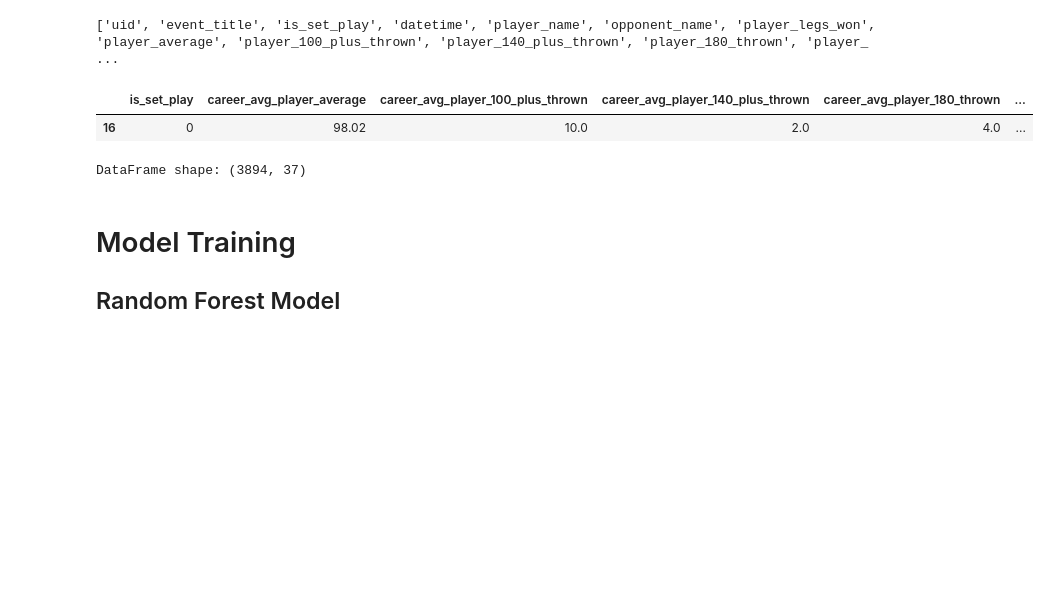
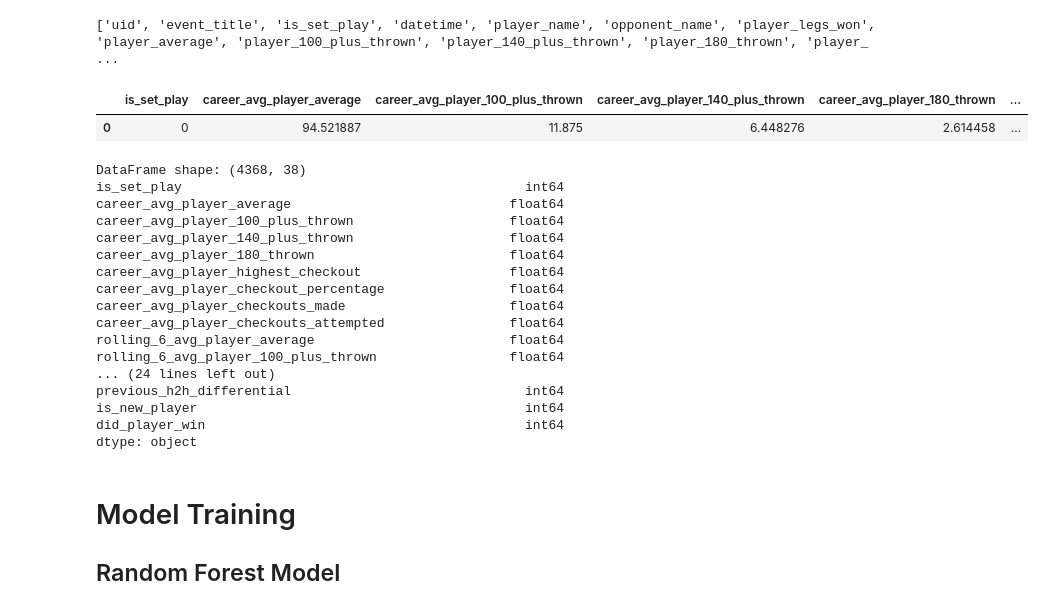
Before and after one commit to ATRedshaw/darts-data-analytics, a Jupyter notebook: predictive-model/models.ipynb, the cells around one changed output. Saved outputs shown, nothing was run; the diff lists cells and outputs as text; code cells hidden in the pictures; blank space fills up the shorter version.

Commit message:
Added null handling imputation and 'is_new_player'

```diff
--- a/predictive-model/models.ipynb
+++ b/predictive-model/models.ipynb
@@ -700,8 +771,8 @@ def reorganise_columns(df):
     opponent_cols = [c for c in all_columns if c.startswith('opponent_') and c != 'opponent_name']
 
     # 7. Final columns (did_player_win and any remaining)
-    final_cols = ['did_player_win'] + \
-                 [c for c in all_columns if c not in fixed_columns + player_match_cols + career_cols + rolling_cols + opponent_cols + h2h_cols + ['did_player_win']]
+    final_cols = ['is_new_player', 'did_player_win'] + \
+                 [c for c in all_columns if c not in fixed_columns + player_match_cols + career_cols + rolling_cols + opponent_cols + h2h_cols + ['did_player_win', 'is_new_player']]
 
     # Combine all sections
     new_order = fixed_columns + player_match_cols + career_cols + rolling_cols + opponent_cols + h2h_cols + final_cols
@@ -743,71 +814,49 @@ darts_matches = drop_tournaments(darts_matches, DROP_TOURNAMENTS)
 # %%
 def drop_unnecessary_model_columns(df):
     """
     Drop unnecessary columns for the model
 
     Args:
         df (pd.DataFrame): The dataframe to drop the columns from
 
     Returns:
         pd.DataFrame: The dataframe with the unnecessary columns dropped
     """
     # Drop uid, event_title, datetime, opponent_name and all columns beginning with 'player_
     player_column_names = [col for col in df.columns if col.startswith('player_')]
     try:
         return df.drop(['uid', 'event_title', 'datetime', 'opponent_name'] + player_column_names, axis=1)
     except Exception as e:
         print(f'Error dropping columns: {e}')
         return df
 
-def drop_nan_rows(df):
-    """
-    Drop any rows with nan values
-
-    Args:
-        df (pd.DataFrame): The dataframe to drop the rows from
-
-    Returns:
-        pd.DataFrame: The dataframe with the nan rows dropped
-    """
-    return df.dropna()
-
-def convert_dtypes(df):
-    """
-    Convert object columns to numeric types where possible.
-
-    Args:
-        df (pd.DataFrame): The dataframe to convert the dtypes of
-
-    Returns:
-        pd.DataFrame: The dataframe with the dtypes converted
-    """
-    for col in df.columns:
-        if df[col].dtype == object:
-            # Attempt conversion to numeric
-            try:
-                # First try converting directly to float
-                df[col] = pd.to_numeric(df[col], errors='raise')
-
-                # Check if all values are integers
-                if (df[col].dropna() % 1 == 0).all():
-                    df[col] = df[col].astype('Int64')  # Nullable integer type
-                else:
-                    df[col] = df[col].astype(float)
-            except (ValueError, TypeError):
-                # Leave as object if conversion fails
-                pass
-    return df
-
 darts_matches = drop_unnecessary_model_columns(darts_matches)
-darts_matches = drop_nan_rows(darts_matches)
-darts_matches = convert_dtypes(darts_matches)
 
 with pd.option_context('display.max_columns', None):
     display(darts_matches.head(1))
 
 # Print df shape
 print(f'DataFrame shape: {darts_matches.shape}')
+
+# Print all the columns and their dtypes
+print(darts_matches.dtypes)
 # %% [output]
 |  | is_set_play | career_avg_player_average | career_avg_player_100_plus_thrown | career_avg_player_140_plus_thrown | career_avg_player_180_thrown | ... |
-| 16 | 0 | 98.02 | 10.0 | 2.0 | 4.0 | ... |
+| 0 | 0 | 94.521887 | 11.875 | 6.448276 | 2.614458 | ... |
-DataFrame shape: (3894, 37)
+DataFrame shape: (4368, 38)
+is_set_play                                            int64
+career_avg_player_average                            float64
+career_avg_player_100_plus_thrown                    float64
+career_avg_player_140_plus_thrown                    float64
+career_avg_player_180_thrown                         float64
+career_avg_player_highest_checkout                   float64
+career_avg_player_checkout_percentage                float64
+career_avg_player_checkouts_made                     float64
+career_avg_player_checkouts_attempted                float64
+rolling_6_avg_player_average                         float64
+rolling_6_avg_player_100_plus_thrown                 float64
+... (24 lines left out)
+previous_h2h_differential                              int64
+is_new_player                                          int64
+did_player_win                                         int64
+dtype: object
```
Also changed, not shown: parts of 7 cells of this notebook, 1 other file.
